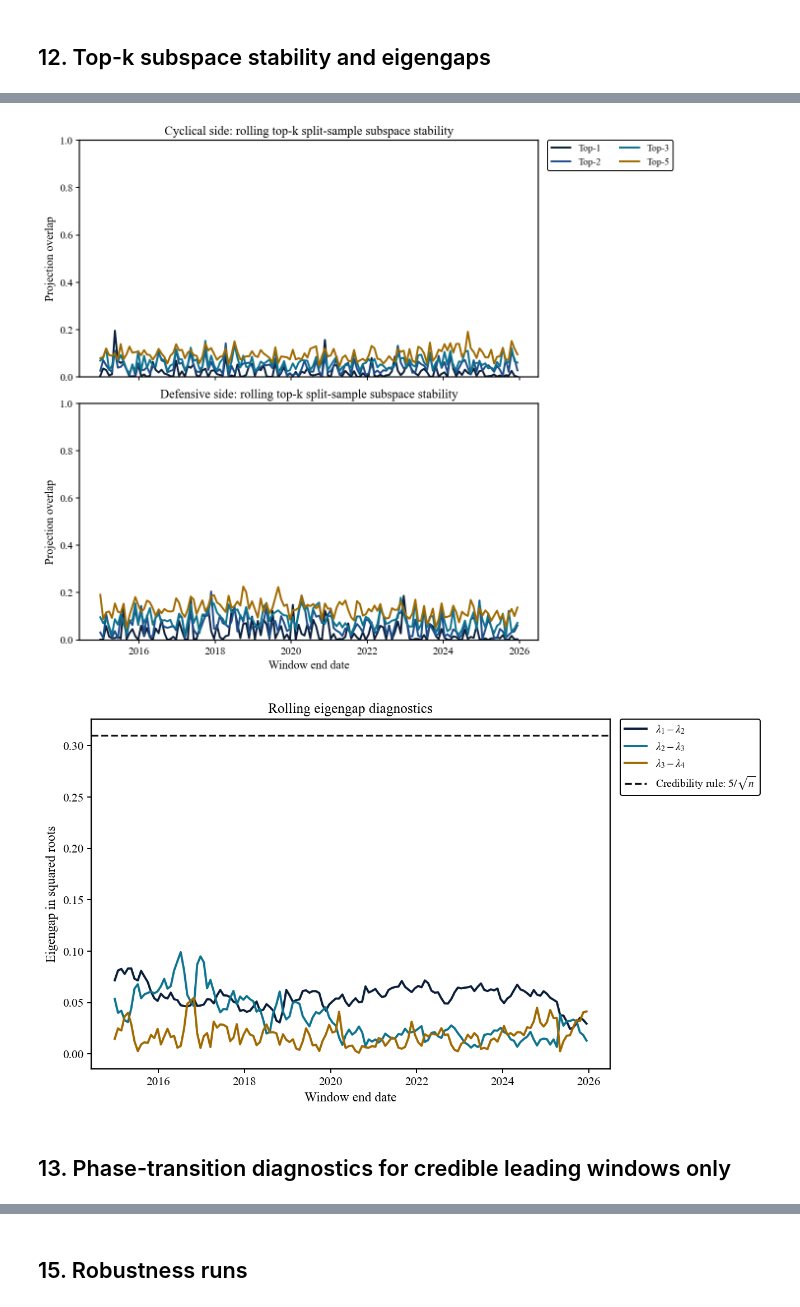
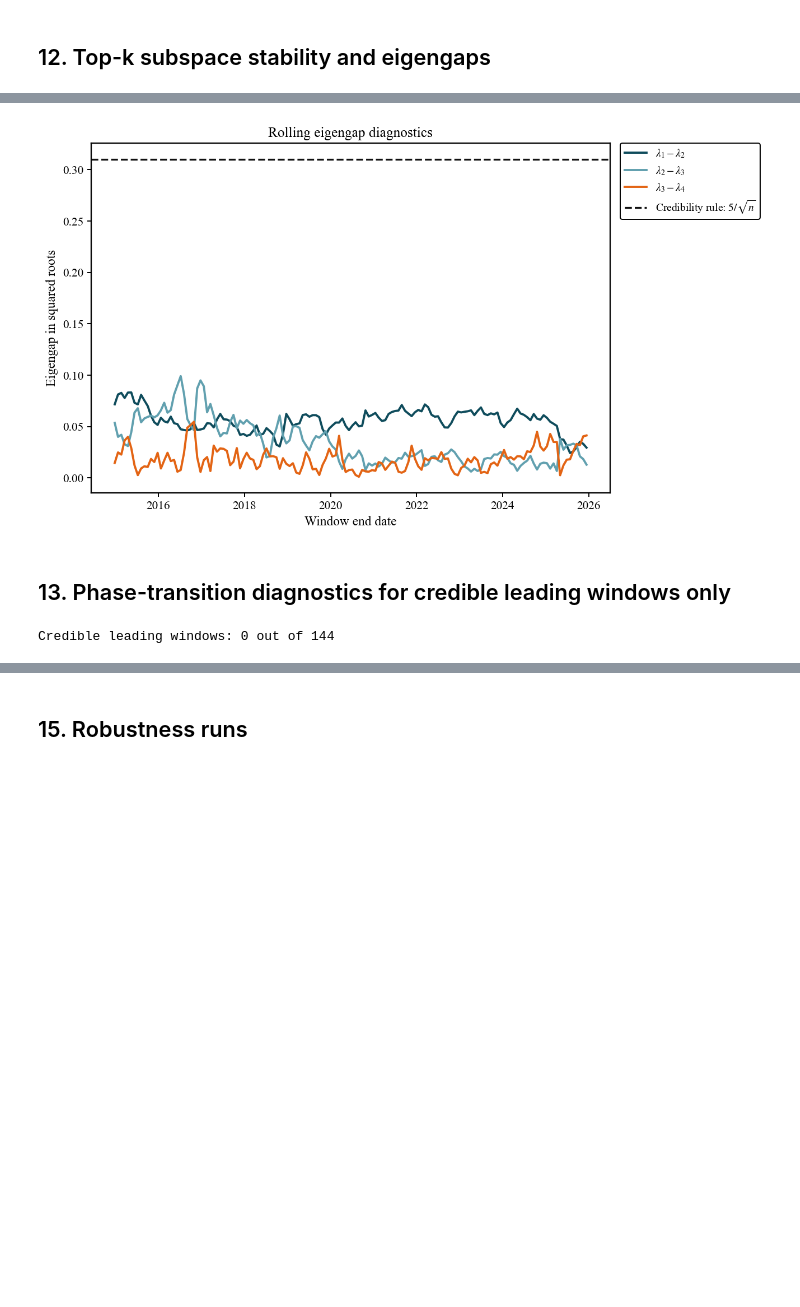
Before and after one commit to albats/hdcca_thesis, a Jupyter notebook: CRSP_Analysis/hdcca_empirical_analysis_crsp.ipynb, the cells around one changed output, grey strips where cells are left out. Saved outputs shown, nothing was run; the diff lists cells and outputs as text; code cells hidden in the pictures; blank space fills up the shorter version.

```diff
--- a/CRSP_Analysis/hdcca_empirical_analysis_crsp.ipynb
+++ b/CRSP_Analysis/hdcca_empirical_analysis_crsp.ipynb
@@ -45,13 +45,15 @@ pd.set_option("display.width", 220)
 # %%
 # ---- style settings
 THESIS_COLORS = {
-    "navy": "#0B1F3A",
+    "darkteal": "#0F4C5C",
+    "teal": "#61A0AF",
     "blue": "#1D4E89",
-    "teal": "#0E7490",
     "green": "#2F6B3B",
-    "burgundy": "#7A1F3D",
+    "burgundy": "#9A031E",
     "gold": "#A06A00",
+    "autumn": "#E36414",
     "charcoal": "#111111",
+    "grey": "#555555"
 }
 
 mpl.rcParams.update({
@@ -129,7 +131,7 @@ def rotate_xlabels(ax, rotation=35):
 # %%
 # ---- define paths and constants
 BASE_DIR = Path.cwd()
-CRSP_ZIP = BASE_DIR / "crsp_dataset.zip"
+CRSP_ZIP = BASE_DIR / "crsp_data" / "crsp_dataset.zip"
 
 OUTPUT_DIR = BASE_DIR / "empirical_outputs_crsp"
 FIG_DIR = OUTPUT_DIR / "figures"
@@ -171,6 +173,8 @@ PRE2020_END = pd.Timestamp("2020-01-03")
 POST2020_START = pd.Timestamp("2020-01-10")
 SUBSPACE_KS = [1, 2, 3, 5]
 N_COMPONENT_VECTOR_STAB = 5
+BG_MAX_WIDE_RANKS = 5
+BG_FIGURE10_MAX_SIGNALS = 3
 
 if not CRSP_ZIP.exists():
     raise FileNotFoundError(f"Expected {CRSP_ZIP} to exist. Put crsp_dataset.zip in the notebook working folder.")
@@ -1309,84 +1470,50 @@ plt.show()
 # %%
-fig, axes = thesis_subplots(2, 1, figsize=(9.2, 8.0), sharex=True)
-palette = [
-    THESIS_COLORS["navy"],
-    THESIS_COLORS["blue"],
-    THESIS_COLORS["teal"],
-    THESIS_COLORS["gold"],
-]
-
-for color, k in zip(palette, SUBSPACE_KS):
-    axes[0].plot(
-        rolling_summary_main["end_date"],
-        rolling_summary_main[f"subspace_overlap_x_top{k}"],
-        linewidth=2.0,
-        color=color,
-        label=f"Top-{k}",
-    )
-axes[0].set_title("Cyclical side: rolling top-k split-sample subspace stability")
-axes[0].set_ylabel("Projection overlap")
-axes[0].set_ylim(0, 1)
-style_axes(axes[0])
-outside_legend(axes[0], ncol=2)
-
-for color, k in zip(palette, SUBSPACE_KS):
-    axes[1].plot(
-        rolling_summary_main["end_date"],
-        rolling_summary_main[f"subspace_overlap_y_top{k}"],
-        linewidth=2.0,
-        color=color,
-        label=f"Top-{k}",
-    )
-axes[1].set_title("Defensive side: rolling top-k split-sample subspace stability")
-axes[1].set_xlabel("Window end date")
-axes[1].set_ylabel("Projection overlap")
-axes[1].set_ylim(0, 1)
-style_axes(axes[1])
-
-fig.savefig(FIG_DIR / "figure4_topk_subspace_stability_main260.png")
-plt.show()
-
 fig, ax = thesis_figure(figsize=(9.2, 5.2))
 ax.plot(
     rolling_summary_main["end_date"],
     rolling_summary_main["eigengap_12"],
     linewidth=2.0,
-    color=THESIS_COLORS["navy"],
+    color=THESIS_COLORS["darkteal"],
     label=r"$\lambda_1 - \lambda_2$",
 )
 ax.plot(
     rolling_summary_main["end_date"],
     rolling_summary_main["eigengap_23"],
     linewidth=2.0,
     color=THESIS_COLORS["teal"],
     label=r"$\lambda_2 - \lambda_3$",
 )
 ax.plot(
     rolling_summary_main["end_date"],
     rolling_summary_main["eigengap_34"],
     linewidth=2.0,
-    color=THESIS_COLORS["gold"],
+    color=THESIS_COLORS["autumn"],
     label=r"$\lambda_3 - \lambda_4$",
 )
 ax.axhline(
     5.0 / np.sqrt(main_spec["window"]),
     color=THESIS_COLORS["charcoal"],
     linestyle="--",
     linewidth=1.7,
     label=r"Credibility rule: $5 / \sqrt{n}$",
 )
 ax.set_title("Rolling eigengap diagnostics")
 ax.set_xlabel("Window end date")
 ax.set_ylabel("Eigengap in squared roots")
 style_axes(ax)
 outside_legend(ax)
 fig.savefig(FIG_DIR / "figure5_eigengap_diagnostics_main260.png")
 plt.show()
 # %% [output]
-[figure, old version]
+[figure, new version]
-[figure, removed]
 # %% [markdown]
 ## 13. Phase-transition diagnostics for credible leading windows only
+# %%
+credible_df = rolling_summary_main.loc[rolling_summary_main["credible_leading_window"] == 1].copy()
+credible_df.to_csv(TABLE_DIR / "main_260w_credible_leading_windows.csv", index=False)
+print(f"Credible leading windows: {len(credible_df)} out of {len(rolling_summary_main)}")
+# %% [output]
+Credible leading windows: 0 out of 144
 # %%
 credible_df = rolling_summary_main.loc[rolling_summary_main["credible_leading_window"] == 1].copy()
 credible_df.to_csv(TABLE_DIR / "main_260w_credible_leading_windows.csv", index=False)
```
Also changed, not shown: parts of 31 cells of this notebook, 16 other files.
